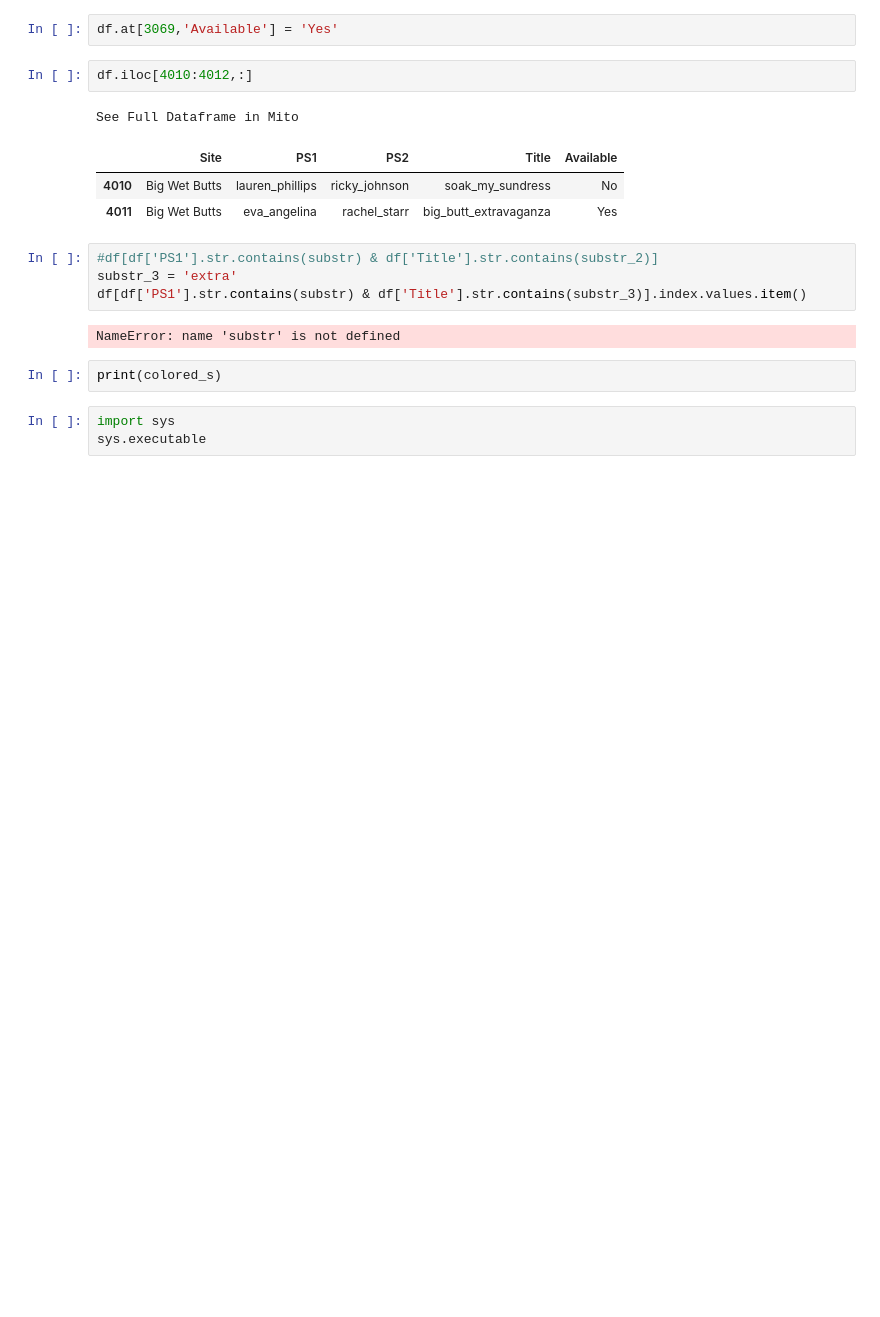
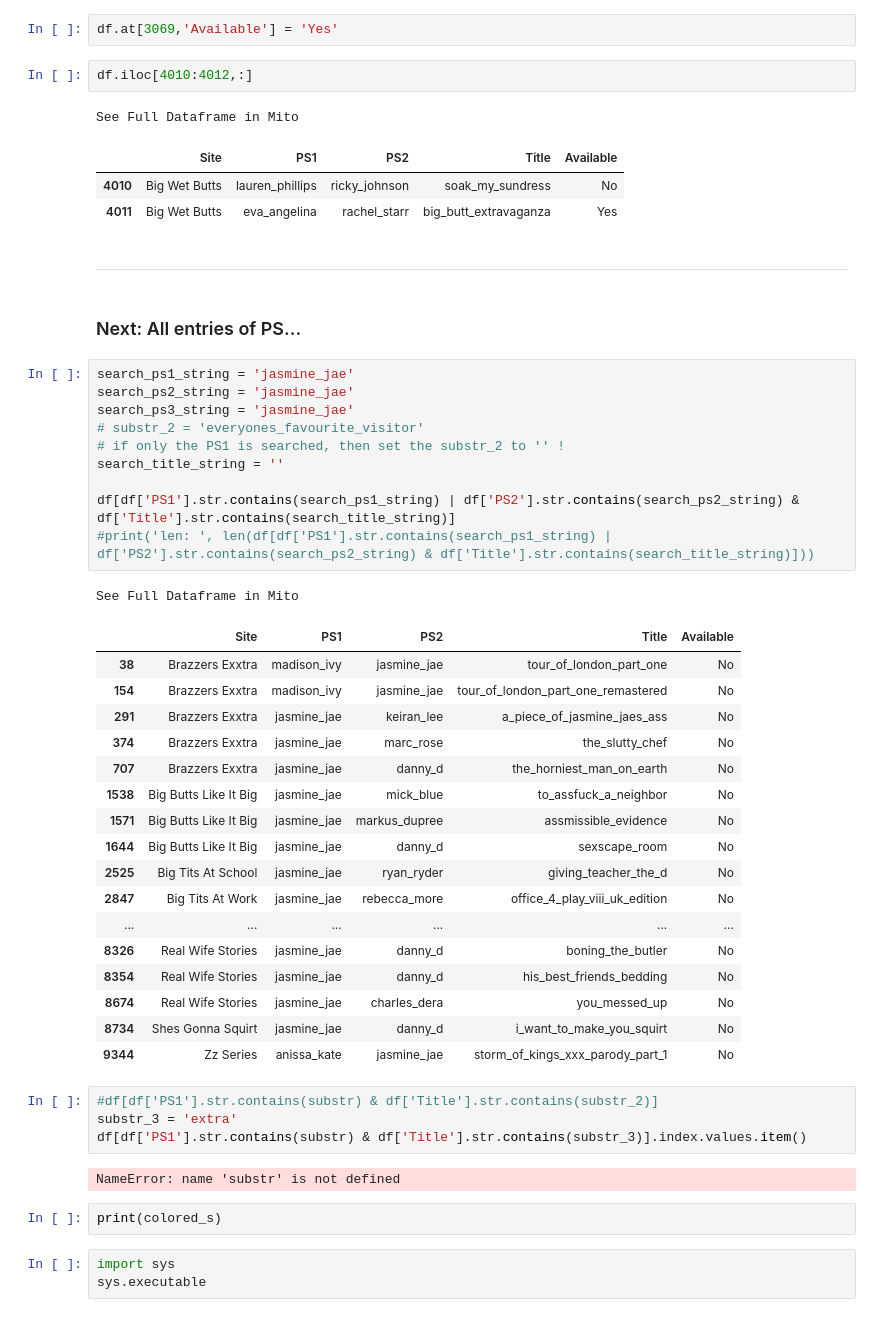
Before and after one commit to docwerder/braz, a Jupyter notebook: site_scans/df_bra_final_search_masks.ipynb, the cells around one changed output. Saved outputs shown, nothing was run; the diff lists cells and outputs as text; blank space fills up the shorter version.

```diff
--- a/site_scans/df_bra_final_search_masks.ipynb
+++ b/site_scans/df_bra_final_search_masks.ipynb
@@ -95,6 +186,39 @@ See Full Dataframe in Mito
 |  | Site | PS1 | PS2 | Title | Available |
 | 4010 | Big Wet Butts | lauren_phillips | ricky_johnson | soak_my_sundress | No |
 | 4011 | Big Wet Butts | eva_angelina | rachel_starr | big_butt_extravaganza | Yes |
+# %% [markdown]
+***
+# %% [markdown]
+### Next: All entries of PS...
+# %%
+search_ps1_string = 'jasmine_jae'
+search_ps2_string = 'jasmine_jae'
+search_ps3_string = 'jasmine_jae'
+# substr_2 = 'everyones_favourite_visitor'
+# if only the PS1 is searched, then set the substr_2 to '' !
+search_title_string = ''
+
+df[df['PS1'].str.contains(search_ps1_string) | df['PS2'].str.contains(search_ps2_string) & df['Title'].str.contains(search_title_string)]
+#print('len: ', len(df[df['PS1'].str.contains(search_ps1_string) | df['PS2'].str.contains(search_ps2_string) & df['Title'].str.contains(search_title_string)]))
+# %% [output]
+See Full Dataframe in Mito
+|  | Site | PS1 | PS2 | Title | Available |
+| 38 | Brazzers Exxtra | madison_ivy | jasmine_jae | tour_of_london_part_one | No |
+| 154 | Brazzers Exxtra | madison_ivy | jasmine_jae | tour_of_london_part_one_remastered | No |
+| 291 | Brazzers Exxtra | jasmine_jae | keiran_lee | a_piece_of_jasmine_jaes_ass | No |
+| 374 | Brazzers Exxtra | jasmine_jae | marc_rose | the_slutty_chef | No |
+| 707 | Brazzers Exxtra | jasmine_jae | danny_d | the_horniest_man_on_earth | No |
+| 1538 | Big Butts Like It Big | jasmine_jae | mick_blue | to_assfuck_a_neighbor | No |
+| 1571 | Big Butts Like It Big | jasmine_jae | markus_dupree | assmissible_evidence | No |
+| 1644 | Big Butts Like It Big | jasmine_jae | danny_d | sexscape_room | No |
+| 2525 | Big Tits At School | jasmine_jae | ryan_ryder | giving_teacher_the_d | No |
+| 2847 | Big Tits At Work | jasmine_jae | rebecca_more | office_4_play_viii_uk_edition | No |
+| ... | ... | ... | ... | ... | ... |
+| 8326 | Real Wife Stories | jasmine_jae | danny_d | boning_the_butler | No |
+| 8354 | Real Wife Stories | jasmine_jae | danny_d | his_best_friends_bedding | No |
+| 8674 | Real Wife Stories | jasmine_jae | charles_dera | you_messed_up | No |
+| 8734 | Shes Gonna Squirt | jasmine_jae | danny_d | i_want_to_make_you_squirt | No |
+| 9344 | Zz Series | anissa_kate | jasmine_jae | storm_of_kings_xxx_parody_part_1 | No |
 # %%
 #df[df['PS1'].str.contains(substr) & df['Title'].str.contains(substr_2)]
 substr_3 = 'extra'
```
Also changed, not shown: parts of 10 cells of this notebook, 13 other files.
